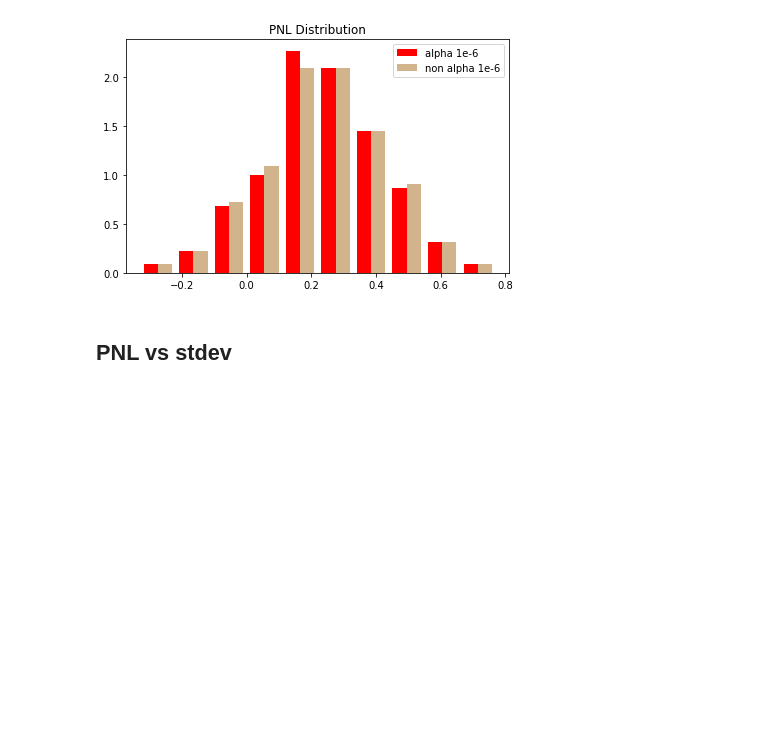
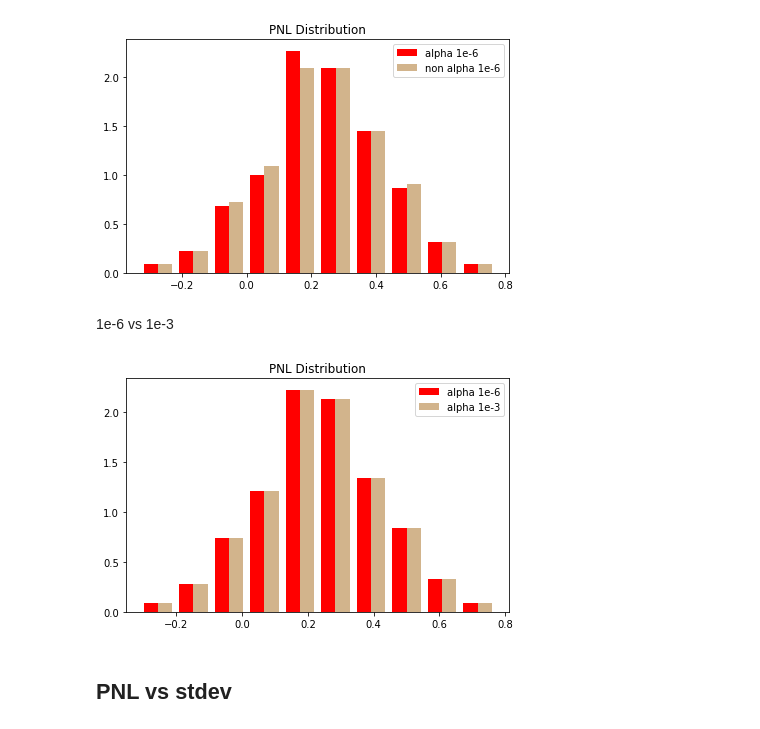
Before and after one commit to cavallofederico/marketmaking, a Jupyter notebook: pnl simulations.ipynb, the cells around one changed output. Cells and saved outputs as stored; diff of their text form; code cells hidden in the pictures; blank space fills up the shorter version.

```diff
--- a/pnl simulations.ipynb
+++ b/pnl simulations.ipynb
@@ -376,6 +400,27 @@ fig.tight_layout()
 plt.show()
 # %% [output]
 [figure]
+# %% [markdown]
+1e-6 vs 1e-3
+# %%
+import numpy as np
+import matplotlib.pyplot as plt
+
+n_bins = 10
+x =  np.array([alpha_pnl_200_6[:,-1], alpha_pnl_200_3[:,-1]]).transpose()
+
+fig, ax = plt.subplots()
+
+colors = ['red', 'tan']
+labels = ['alpha 1e-6', 'alpha 1e-3']
+ax.hist(x, n_bins, density=True, histtype='bar', color=colors, label=labels)
+ax.legend(prop={'size': 10})
+ax.set_title('PNL Distribution')
+
+fig.tight_layout()
+plt.show()
+# %% [output]
+[figure, added]
 # %% [markdown]
 ## PNL vs stdev
 # %%
```
Also changed, not shown: parts of 11 cells of this notebook.
